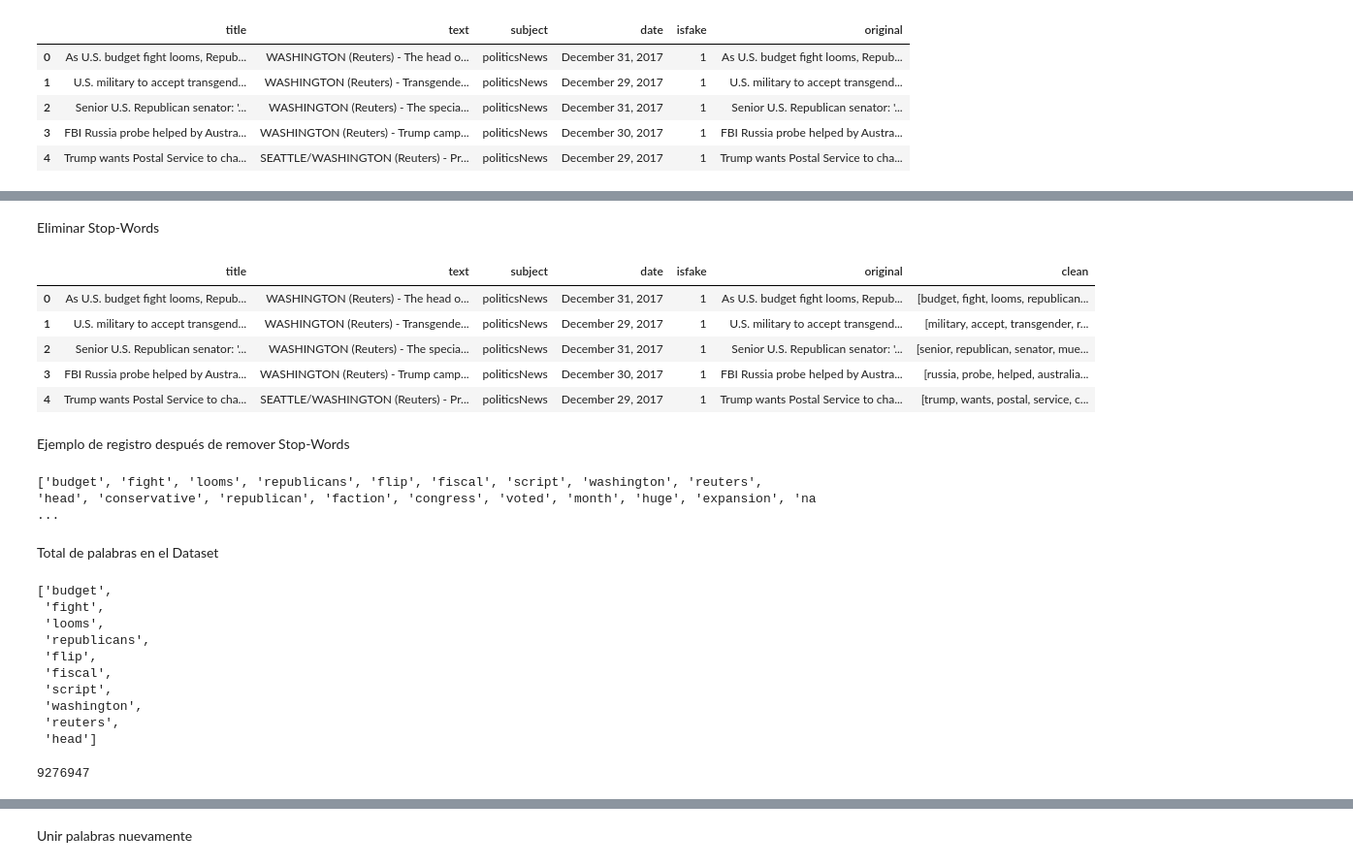
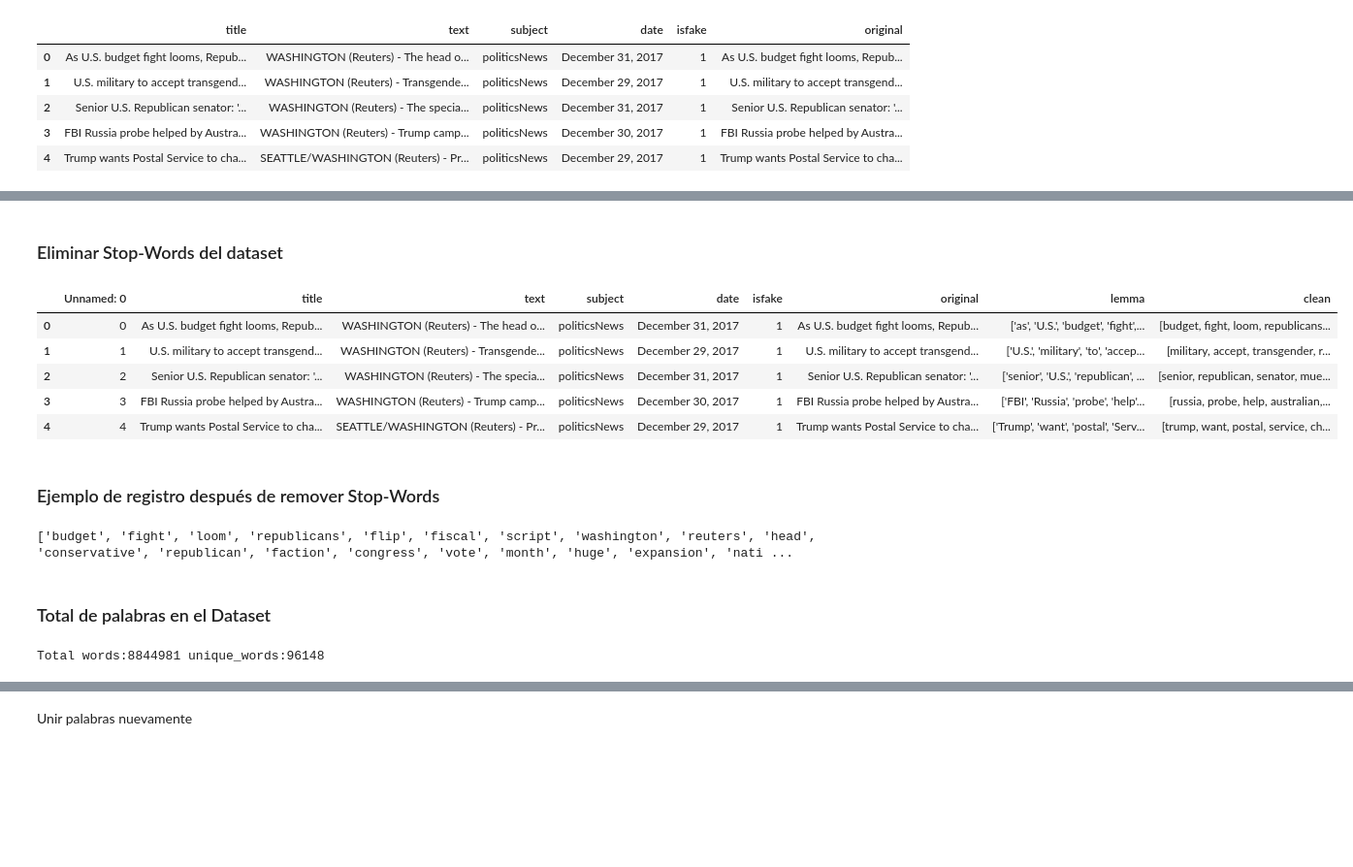
Before and after one commit to fake-news-unal/fake-news, a Jupyter notebook: preprocessing.ipynb, the cells around one changed output, grey strips where cells are left out. Shown: that part at 97% size. Saved outputs shown, nothing was run; the diff lists cells and outputs as text; code cells hidden in the pictures; blank space fills up the shorter version.

Commit message:
add preprocessing using stanza

```diff
--- a/preprocessing.ipynb
+++ b/preprocessing.ipynb
@@ -134,5 +40,6 @@ Combinación de título y texto
 # %%
-df['original'] = df['title'] + ' ' + df['text']
+df['original'] = df['title'] + '. ' + df['text']
+df['original'].replace("..", ".")
 df.head()
 # %% [output]
 |  | title | text | subject | date | isfake | original |
@@ -149,0 +65,23 @@ df['original'][0]
+# %%
+import os
+
+if os.path.exists(r'dataset/lemmatized.csv'):
+    df = pd.read_csv(r'dataset/lemmatized.csv')
+else:
+    import stanza, torch, gc
+    from stanza.models.common.doc import Document
+    nlp = stanza.Pipeline(lang='en', processors='tokenize,mwt,pos,lemma')
+
+    def token_lemma(_text):
+        tokend = []
+        tokens_lemmatized = []
+        stanza_doc = stanza.Document([], text=_text)
+        stanza_doc = nlp(stanza_doc)
+        for sent in stanza_doc.sentences:
+            for word in sent.words:
+                tokens_lemmatized.append(word.lemma)
+        return tokens_lemmatized
+
+    df['lemma'] = df['original'].apply(token_lemma)
+
+    df.to_csv(r'dataset/lemmatized.csv')
@@ -159,4 +104,6 @@ True
 from nltk.corpus import stopwords
 stop_words = stopwords.words('english')
 stop_words.extend(['from', 'subject', 're', 'edu', 'use'])
+stop_words.extend(list(gensim.parsing.preprocessing.STOPWORDS))
+stop_words = list(set(stop_words))
 # %%
@@ -182,50 +114,41 @@ stop_words
 # %% [markdown]
-Eliminar Stop-Words
+### Eliminar Stop-Words del dataset
 # %%
 def preprocess(text):
     result = []
     for token in gensim.utils.simple_preprocess(text):
-        if token not in gensim.parsing.preprocessing.STOPWORDS and len(token) > 3 and token not in stop_words:
+        if (len(token) > 3 and token not in stop_words) or '.' in token or ',' in token:
             result.append(token)
 
     return result
 # %%
-df['clean'] = df['original'].apply(preprocess)
+df['clean'] = df['lemma'].apply(preprocess)
 df.head()
 # %% [output]
-|  | title | text | subject | date | isfake | original | clean |
-| 0 | As U.S. budget fight looms, Repub... | WASHINGTON (Reuters) - The head o... | politicsNews | December 31, 2017 | 1 | As U.S. budget fight looms, Repub... | [budget, fight, looms, republican... |
-| 1 | U.S. military to accept transgend... | WASHINGTON (Reuters) - Transgende... | politicsNews | December 29, 2017 | 1 | U.S. military to accept transgend... | [military, accept, transgender, r... |
-| 2 | Senior U.S. Republican senator: '... | WASHINGTON (Reuters) - The specia... | politicsNews | December 31, 2017 | 1 | Senior U.S. Republican senator: '... | [senior, republican, senator, mue... |
-| 3 | FBI Russia probe helped by Austra... | WASHINGTON (Reuters) - Trump camp... | politicsNews | December 30, 2017 | 1 | FBI Russia probe helped by Austra... | [russia, probe, helped, australia... |
-| 4 | Trump wants Postal Service to cha... | SEATTLE/WASHINGTON (Reuters) - Pr... | politicsNews | December 29, 2017 | 1 | Trump wants Postal Service to cha... | [trump, wants, postal, service, c... |
+|  | Unnamed: 0 | title | text | subject | date | isfake | original | lemma | clean |
+| 0 | 0 | As U.S. budget fight looms, Repub... | WASHINGTON (Reuters) - The head o... | politicsNews | December 31, 2017 | 1 | As U.S. budget fight looms, Repub... | ['as', 'U.S.', 'budget', 'fight',... | [budget, fight, loom, republicans... |
+| 1 | 1 | U.S. military to accept transgend... | WASHINGTON (Reuters) - Transgende... | politicsNews | December 29, 2017 | 1 | U.S. military to accept transgend... | ['U.S.', 'military', 'to', 'accep... | [military, accept, transgender, r... |
+| 2 | 2 | Senior U.S. Republican senator: '... | WASHINGTON (Reuters) - The specia... | politicsNews | December 31, 2017 | 1 | Senior U.S. Republican senator: '... | ['senior', 'U.S.', 'republican', ... | [senior, republican, senator, mue... |
+| 3 | 3 | FBI Russia probe helped by Austra... | WASHINGTON (Reuters) - Trump camp... | politicsNews | December 30, 2017 | 1 | FBI Russia probe helped by Austra... | ['FBI', 'Russia', 'probe', 'help'... | [russia, probe, help, australian,... |
+| 4 | 4 | Trump wants Postal Service to cha... | SEATTLE/WASHINGTON (Reuters) - Pr... | politicsNews | December 29, 2017 | 1 | Trump wants Postal Service to cha... | ['Trump', 'want', 'postal', 'Serv... | [trump, want, postal, service, ch... |
 # %% [markdown]
-Ejemplo de registro después de remover Stop-Words
+### Ejemplo de registro después de remover Stop-Words
 # %%
 print(df['clean'][0])
 # %% [output]
-['budget', 'fight', 'looms', 'republicans', 'flip', 'fiscal', 'script', 'washington', 'reuters', 'head', 'conservative', 'republican', 'faction', 'congress', 'voted', 'month', 'huge', 'expansion', 'na ...
+['budget', 'fight', 'loom', 'republicans', 'flip', 'fiscal', 'script', 'washington', 'reuters', 'head', 'conservative', 'republican', 'faction', 'congress', 'vote', 'month', 'huge', 'expansion', 'nati ...
 # %% [markdown]
-Total de palabras en el Dataset
+### Total de palabras en el Dataset
 # %%
 list_of_words = []
-for i in df.clean:
-    for j in i:
-        list_of_words.append(j)
+unique_words = set()
+for document in df.clean:
+    for word in document:
+        list_of_words.append(word)
+        unique_words.add(word)
 
-list_of_words[:10]
+total_words = len(list_of_words)  # total words
+unique_words = len(unique_words)   # total unique words
+print("Total words:" + str(total_words) + " unique_words:" + str(unique_words))
 # %% [output]
-['budget',
- 'fight',
- 'looms',
- 'republicans',
- 'flip',
- 'fiscal',
- 'script',
- 'washington',
- 'reuters',
- 'head']
+Total words:8844981 unique_words:96148
-# %%
-len(list_of_words)
-# %% [output]
-9276947
```
Also changed, not shown: parts of 39 cells of this notebook.
